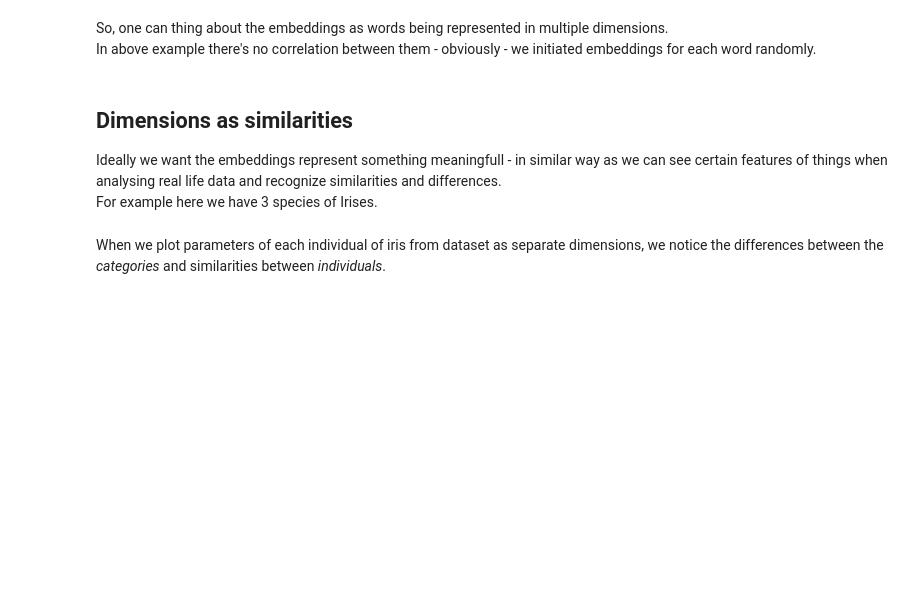
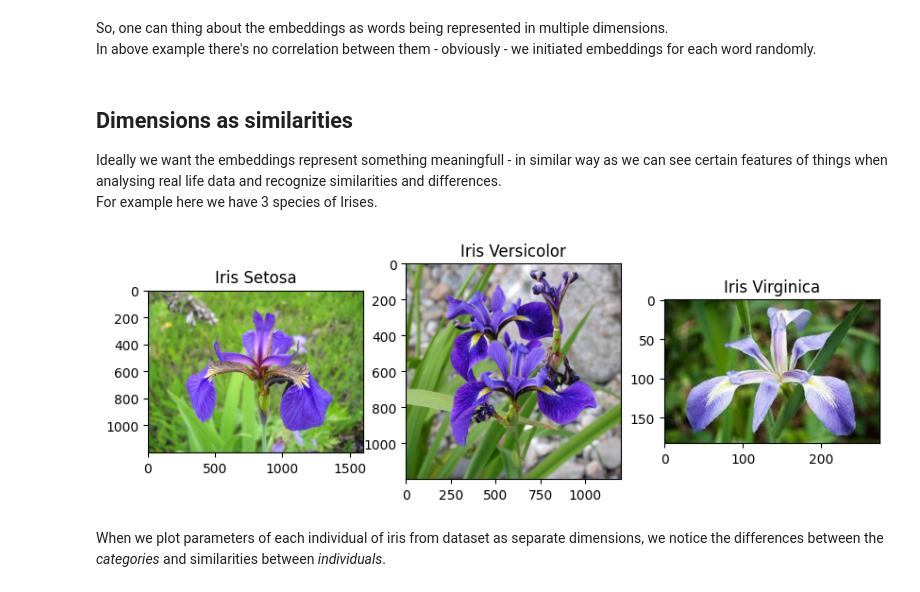
Before and after one commit to zostaw/learning-embeddings, a Jupyter notebook: learning-embeddings.ipynb, the cells around one changed output. Saved outputs shown, nothing was run; the diff lists cells and outputs as text; code cells hidden in the pictures; blank space fills up the shorter version.

Commit message:
dir changes after kaggle integration

```diff
--- a/learning-embeddings.ipynb
+++ b/learning-embeddings.ipynb
@@ -1,3 +1,12 @@
+# %%
+import os
+kaggle_dir = '/kaggle/input'
+resources_dir = "./resources/"
+if os.path.exists(kaggle_dir):
+    resources_dir = "../input/resources-iris/"
+    for dirname, _, filenames in os.walk(kaggle_dir):
+        for filename in filenames:
+            print(os.path.join(dirname, filename))
 # %%
 !pip install torch pandas matplotlib optuna graphviz
 try:
@@ -113,19 +180,21 @@ Ideally we want the embeddings represent something meaningfull - in similar way
 For example here we have 3 species of Irises.
 # %%
 fig = plt.figure(figsize=(10, 7))
-img0 = mpimg.imread('resources/iris-setosa.jpeg')
-img1 = mpimg.imread('resources/iris-versicolor.jpeg')
-img2 = mpimg.imread('resources/iris-virginica.jpeg')
+img0 = mpimg.imread(resources_dir + 'iris-setosa.jpeg')
+img1 = mpimg.imread(resources_dir + 'iris-versicolor.jpeg')
+img2 = mpimg.imread(resources_dir + 'iris-virginica.jpeg')
 fig.add_subplot(1, 3, 1)
 plt.imshow(img0)
 plt.title("Iris Setosa")
 fig.add_subplot(1, 3, 2)
 plt.imshow(img1)
 plt.title("Iris Versicolor")
 fig.add_subplot(1, 3, 3)
 plt.imshow(img2)
 plt.title("Iris Virginica")
 plt.show()
+# %% [output]
+[figure, added]
 # %% [markdown]
 When we plot parameters of each individual of iris from dataset as separate dimensions, we notice the differences between the *categories* and similarities between *individuals*.
 # %%
```
Also changed, not shown: parts of 13 cells of this notebook, 6 other files.
